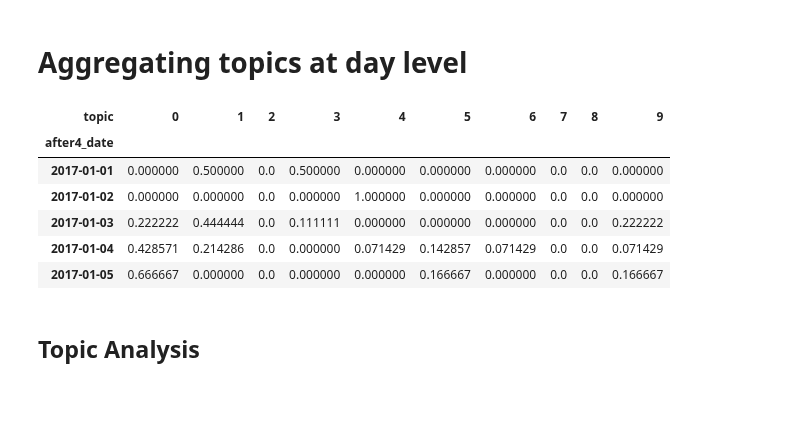
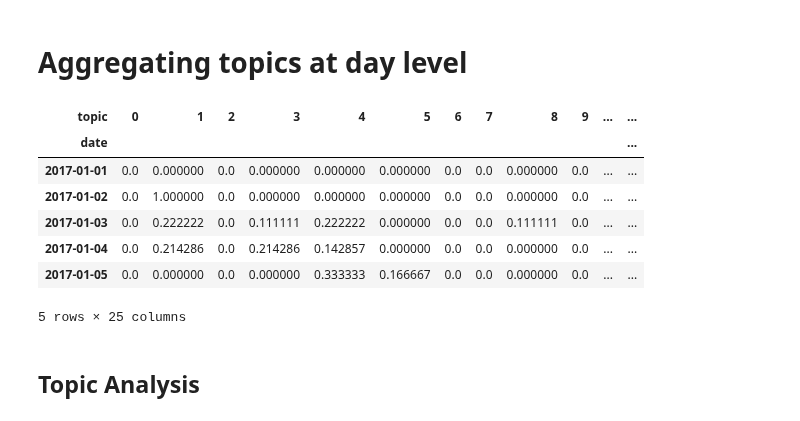
Before and after one commit to QuantCS109/TrumpTweets, a Jupyter notebook: topic_modelling.ipynb, the cells around one changed output. Drawn from its saved outputs; the diff is of its cells as text; code cells hidden in the pictures.

Commit message:
update topics

```diff
--- a/topic_modelling.ipynb
+++ b/topic_modelling.ipynb
@@ -6,7 +6,7 @@ from sklearn.cluster import KMeans
 import pandas as pd
 from project_helper import TweetData
 
-num_clusters = 10
+num_clusters = 25
 
 tweet_data = TweetData()
 topics_df = tweet_data.clean_tweets[tweet_data.clean_tweets.after4_date >= pd.to_datetime('1-1-2017')]
@@ -37,18 +37,20 @@ See the caveats in the documentation: http://pandas.pydata.org/pandas-docs/stabl
 # %%
 featues_df = topics_df\
         .groupby(['after4_date','topic'])['tweets']\
         .agg('count')\
         .reset_index()\
         .pivot(index='after4_date',columns='topic',values='tweets')\
         .fillna(0)\
         .apply(lambda x: x/sum(x),axis=1)
+featues_df.index.name = 'date'
 featues_df.head()
 # %% [output]
-| topic | 0 | 1 | 2 | 3 | 4 | 5 | 6 | 7 | 8 | 9 |
-| after4_date |  |  |  |  |  |  |  |  |  |  |
-| 2017-01-01 | 0.000000 | 0.500000 | 0.0 | 0.500000 | 0.000000 | 0.000000 | 0.000000 | 0.0 | 0.0 | 0.000000 |
-| 2017-01-02 | 0.000000 | 0.000000 | 0.0 | 0.000000 | 1.000000 | 0.000000 | 0.000000 | 0.0 | 0.0 | 0.000000 |
-| 2017-01-03 | 0.222222 | 0.444444 | 0.0 | 0.111111 | 0.000000 | 0.000000 | 0.000000 | 0.0 | 0.0 | 0.222222 |
-| 2017-01-04 | 0.428571 | 0.214286 | 0.0 | 0.000000 | 0.071429 | 0.142857 | 0.071429 | 0.0 | 0.0 | 0.071429 |
-| 2017-01-05 | 0.666667 | 0.000000 | 0.0 | 0.000000 | 0.000000 | 0.166667 | 0.000000 | 0.0 | 0.0 | 0.166667 |
+| topic | 0 | 1 | 2 | 3 | 4 | 5 | 6 | 7 | 8 | 9 | ... | ... |
+| date |  |  |  |  |  |  |  |  |  |  |  | ... |
+| 2017-01-01 | 0.0 | 0.000000 | 0.0 | 0.000000 | 0.000000 | 0.000000 | 0.0 | 0.0 | 0.000000 | 0.0 | ... | ... |
+| 2017-01-02 | 0.0 | 1.000000 | 0.0 | 0.000000 | 0.000000 | 0.000000 | 0.0 | 0.0 | 0.000000 | 0.0 | ... | ... |
+| 2017-01-03 | 0.0 | 0.222222 | 0.0 | 0.111111 | 0.222222 | 0.000000 | 0.0 | 0.0 | 0.111111 | 0.0 | ... | ... |
+| 2017-01-04 | 0.0 | 0.214286 | 0.0 | 0.214286 | 0.142857 | 0.000000 | 0.0 | 0.0 | 0.000000 | 0.0 | ... | ... |
+| 2017-01-05 | 0.0 | 0.000000 | 0.0 | 0.000000 | 0.333333 | 0.166667 | 0.0 | 0.0 | 0.000000 | 0.0 | ... | ... |
+5 rows × 25 columns
 # %%
```
Also changed, not shown: parts of 1 cell of this notebook, 2 other files.
